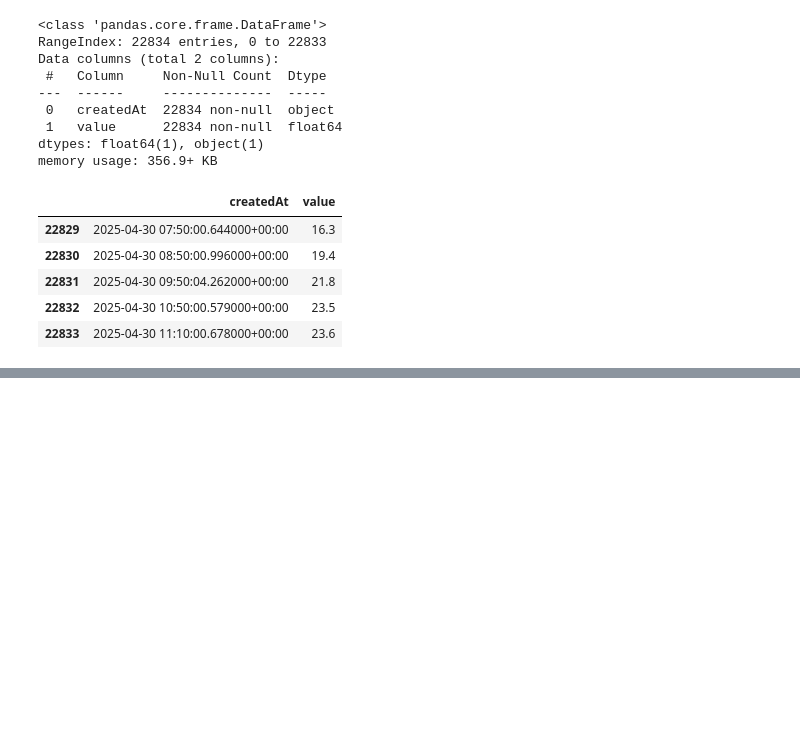
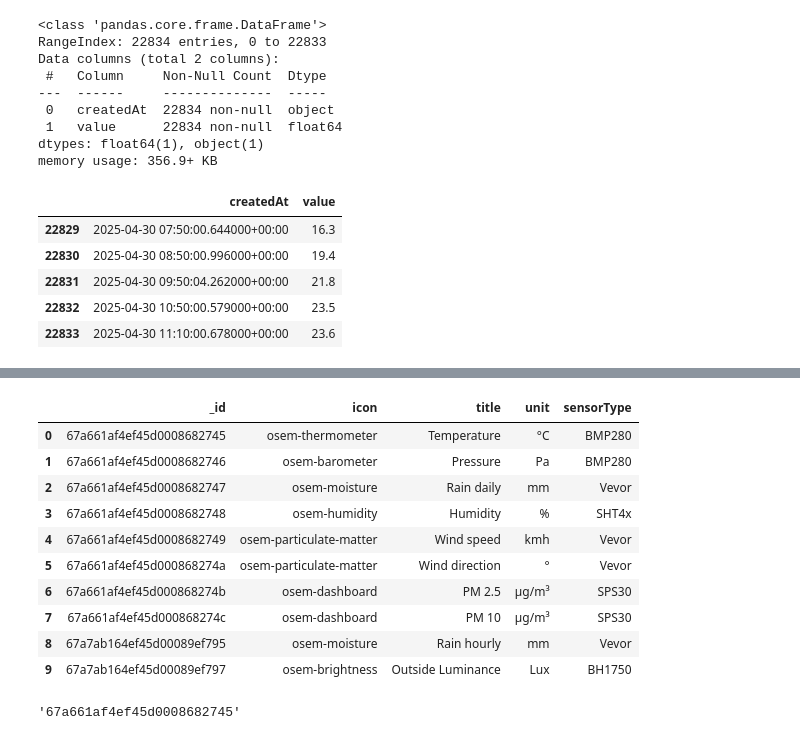
Before and after one commit to senizzk/Umweltmonitoring-SS25, a Jupyter notebook: ml-3-jahre/fetch_temperature_data.ipynb, the cells around one changed output, grey strips where cells are left out. Saved outputs shown, nothing was run; the diff lists cells and outputs as text; code cells hidden in the pictures; blank space fills up the shorter version.

Commit message:
Anpassungen sensor ids, db update

```diff
--- a/ml-3-jahre/fetch_temperature_data.ipynb
+++ b/ml-3-jahre/fetch_temperature_data.ipynb
@@ -108,0 +157,22 @@ df.tail()
+# %%
+url = "https://api.opensensemap.org/boxes/67a661af4ef45d0008682744"
+
+response = requests.get(url, timeout=60)
+response.raise_for_status()
+data = response.json()
+# %%
+sensors = pd.DataFrame(data["sensors"]).drop(columns="lastMeasurement")
+# %%
+sensors
+# %% [output]
+|  | _id | icon | title | unit | sensorType |
+| 0 | 67a661af4ef45d0008682745 | osem-thermometer | Temperature | °C | BMP280 |
+| 1 | 67a661af4ef45d0008682746 | osem-barometer | Pressure | Pa | BMP280 |
+| 2 | 67a661af4ef45d0008682747 | osem-moisture | Rain daily | mm | Vevor |
+| 3 | 67a661af4ef45d0008682748 | osem-humidity | Humidity | % | SHT4x |
+| 4 | 67a661af4ef45d0008682749 | osem-particulate-matter | Wind speed | kmh | Vevor |
+| 5 | 67a661af4ef45d000868274a | osem-particulate-matter | Wind direction | ° | Vevor |
+| 6 | 67a661af4ef45d000868274b | osem-dashboard | PM 2.5 | µg/m³ | SPS30 |
+| 7 | 67a661af4ef45d000868274c | osem-dashboard | PM 10 | µg/m³ | SPS30 |
+| 8 | 67a7ab164ef45d00089ef795 | osem-moisture | Rain hourly | mm | Vevor |
+| 9 | 67a7ab164ef45d00089ef797 | osem-brightness | Outside Luminance | Lux | BH1750 |
@@ -108,0 +181,4 @@ df.tail()
+# %%
+sensors_dict["Temperature"]
+# %% [output]
+'67a661af4ef45d0008682745'
```
Also changed, not shown: parts of 3 cells of this notebook, 2 other files.
